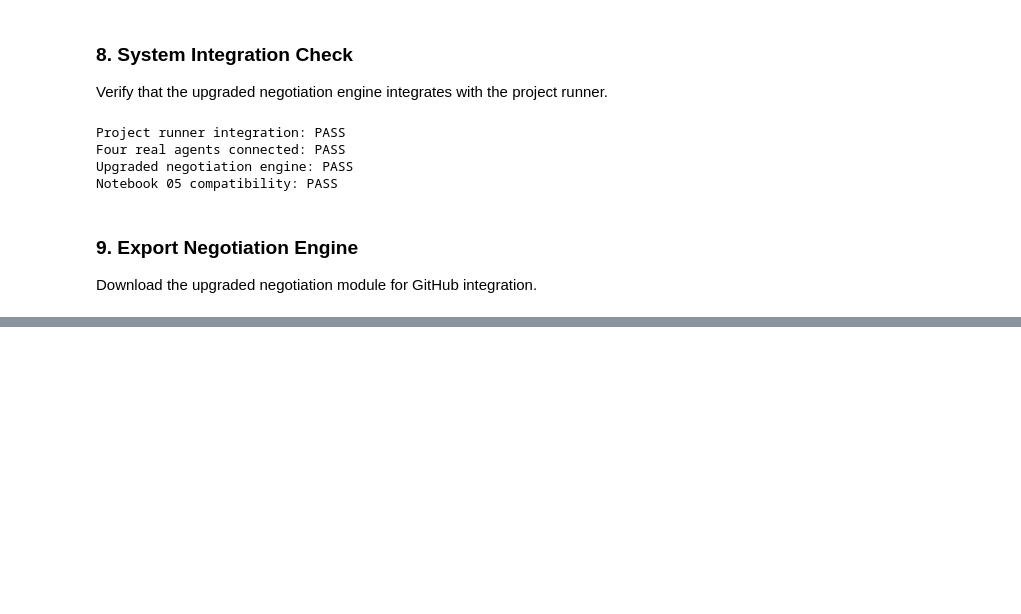
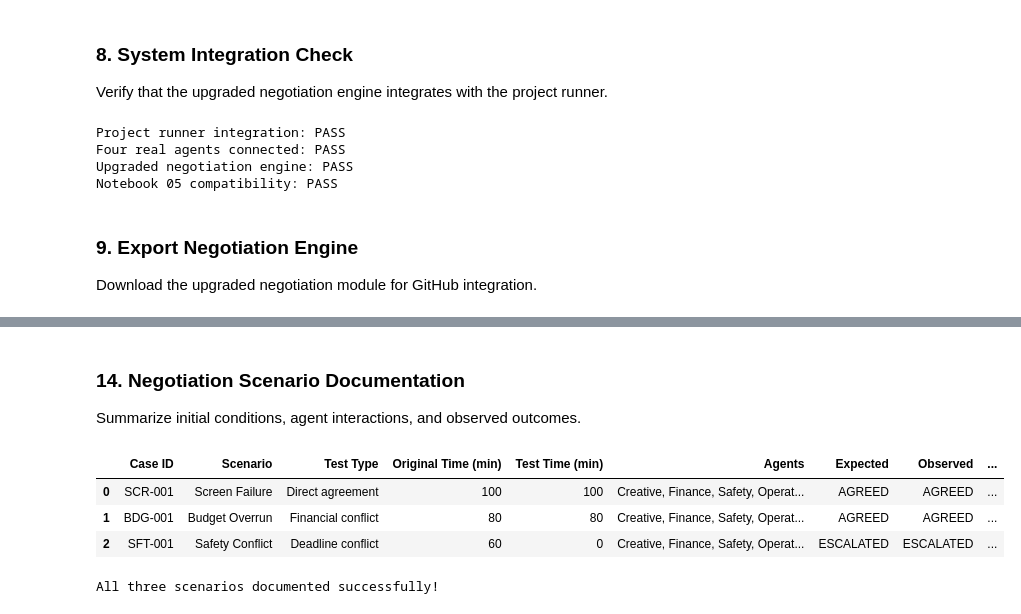
Before and after one commit to ProjectsSpaceHub/AgenticX, a Jupyter notebook: notebooks/04_Negotiation_Coordination.ipynb, the cells around one changed output, grey strips where cells are left out. Saved outputs shown, nothing was run; the diff lists cells and outputs as text; code cells hidden in the pictures; blank space fills up the shorter version.

Commit message:
04_Negotiation_Coordination

```diff
--- a/notebooks/04_Negotiation_Coordination.ipynb
+++ b/notebooks/04_Negotiation_Coordination.ipynb
@@ -1107,0 +1888,66 @@ Downloading negotiation.py...
+# %% [markdown]
+### 14. Negotiation Scenario Documentation
+
+Summarize initial conditions, agent interactions, and observed outcomes.
+# %%
+scenario_tests = [
+    ("SCR-001", direct_result, "Direct agreement", "AGREED"),
+    ("BDG-001", budget_result, "Financial conflict", "AGREED"),
+    ("SFT-001", escalation_result, "Deadline conflict", "ESCALATED")
+]
+
+scenario_records = []
+
+for case_id, result, test_type, expected in scenario_tests:
+
+    scenario_case, _ = get_case(case_id)
+
+    original_time = scenario_case["time_left_min"]
+
+    test_time = (
+        escalation_case["time_left_min"]
+        if case_id == "SFT-001"
+        else original_time
+    )
+
+    scenario_records.append({
+        "Case ID": case_id,
+        "Scenario": scenario_case["scenario"],
+        "Test Type": test_type,
+        "Original Time (min)": original_time,
+        "Test Time (min)": test_time,
+        "Agents": "Creative, Finance, Safety, Operations",
+        "Expected": expected,
+        "Observed": result.status,
+        "Rounds": result.rounds,
+        "Selected Option": result.selected_option_id,
+        "ACL Messages": len(result.messages)
+    })
+
+scenario_summary_df = pd.DataFrame(scenario_records)
+
+display(scenario_summary_df)
+
+assert len(scenario_summary_df) == 3
+assert (
+    scenario_summary_df["Expected"]
+    == scenario_summary_df["Observed"]
+).all()
+
+assert scenario_summary_df.loc[
+    scenario_summary_df["Case ID"] == "SFT-001",
+    "Original Time (min)"
+].iloc[0] == 60
+
+assert scenario_summary_df.loc[
+    scenario_summary_df["Case ID"] == "SFT-001",
+    "Test Time (min)"
+].iloc[0] == 0
+
+print("All three scenarios documented successfully!")
+# %% [output]
+|  | Case ID | Scenario | Test Type | Original Time (min) | Test Time (min) | Agents | Expected | Observed | ... |
+| 0 | SCR-001 | Screen Failure | Direct agreement | 100 | 100 | Creative, Finance, Safety, Operat... | AGREED | AGREED | ... |
+| 1 | BDG-001 | Budget Overrun | Financial conflict | 80 | 80 | Creative, Finance, Safety, Operat... | AGREED | AGREED | ... |
+| 2 | SFT-001 | Safety Conflict | Deadline conflict | 60 | 0 | Creative, Finance, Safety, Operat... | ESCALATED | ESCALATED | ... |
+All three scenarios documented successfully!
```
Also changed, not shown: parts of 29 cells of this notebook.
